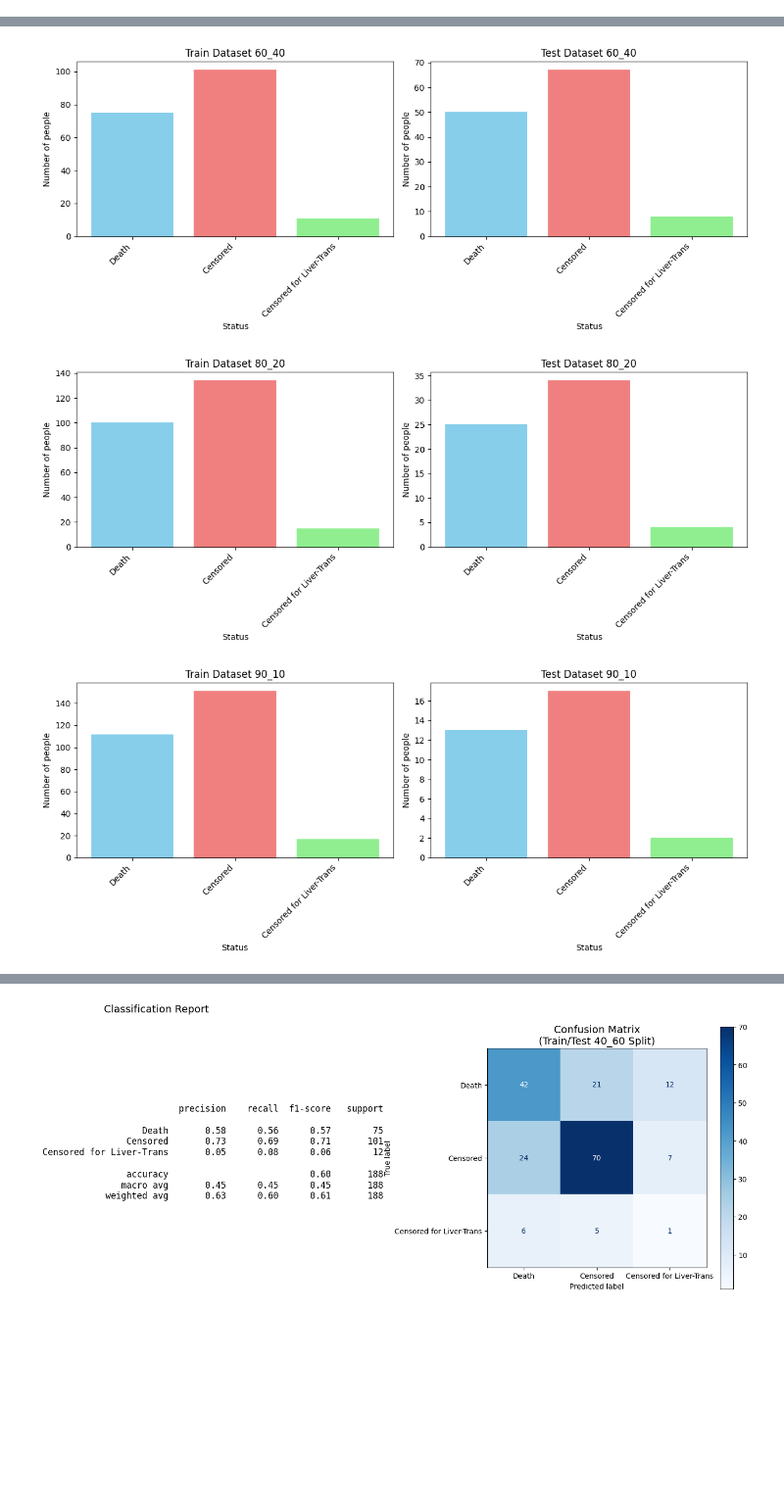
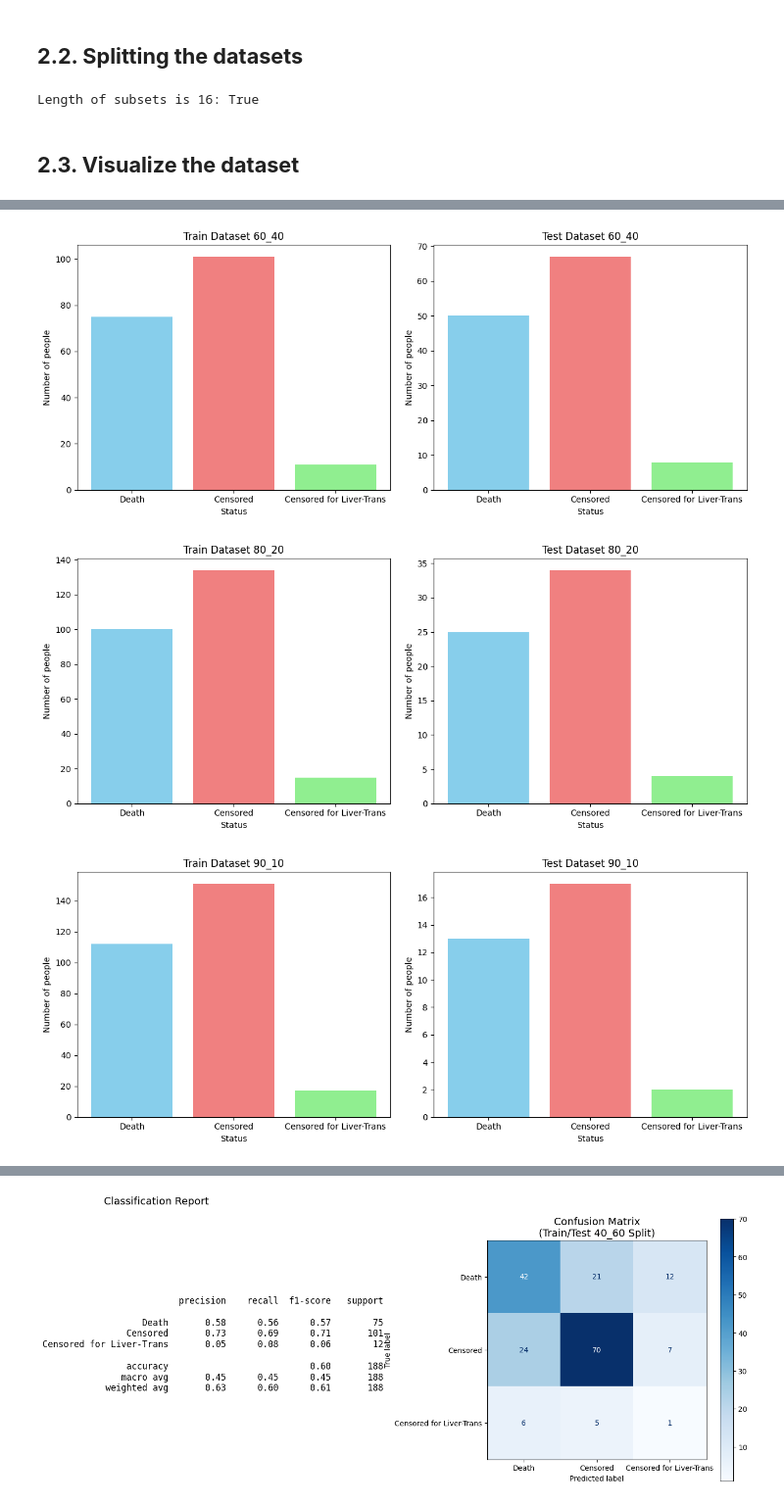
Before and after one commit to lazymingg/introAi-decision-tree, a Jupyter notebook: liver_status.ipynb, the cells around one changed output, grey strips where cells are left out. Shown at 98% size. Cells and saved outputs as stored; diff of their text form; code cells hidden in the pictures; blank space fills up the shorter version.

```diff
--- a/liver_status.ipynb
+++ b/liver_status.ipynb
@@ -39,3 +128,5 @@ df_encoded = pd.get_dummies(df, columns=categorical_cols, drop_first=False)
+# %% [markdown]
+## **2.2. Splitting the datasets**
 # %%
 # drop bỏ cái cột target
 X = df_encoded.drop("Status", axis=1)
@@ -63,6 +154,12 @@ for ratio in split_ratios:
     datasets[f"label_train_{key}"] = y_train
     datasets[f"feature_test_{key}"] = X_test
     datasets[f"label_test_{key}"] = y_test
+
+print("Length of subsets is 16:", len(datasets) == 16)
+# %% [output]
+Length of subsets is 16: True
+# %% [markdown]
+## **2.3. Visualize the dataset**
 # %%
 import matplotlib.pyplot as plt
 
@@ -80,11 +177,11 @@ def plot_distribution(y_train, y_test, title_train, title_test):
         values = counts.values
 
         ax.bar(labels, values, color=[colors[i] for i in counts.index])
-        ax.set_title(f"{title_train} (Full Dataset)")
+        ax.set_title(f"{title_train}")
         ax.set_xlabel("Status")
         ax.set_ylabel("Number of people")
-        ax.set_xticks(range(len(labels)))
-        ax.set_xticklabels(labels, rotation=45, ha='right')
+        ax.set_xticks(labels)
+
 
     else:
         # Else, plot two side-by-side graphs
@@ -98,8 +195,7 @@ def plot_distribution(y_train, y_test, title_train, title_test):
         axes[0].set_title(title_train)
         axes[0].set_xlabel("Status")
         axes[0].set_ylabel("Number of people")
-        axes[0].set_xticks(range(len(labels_train)))
-        axes[0].set_xticklabels(labels_train, rotation=45, ha='right')
+        axes[0].set_xticks(labels_train)
 
         # Plot for the test set
         counts_test = y_test.value_counts().sort_index()
@@ -109,15 +205,15 @@ def plot_distribution(y_train, y_test, title_train, title_test):
         axes[1].set_title(title_test)
         axes[1].set_xlabel("Status")
         axes[1].set_ylabel("Number of people")
-        axes[1].set_xticks(range(len(labels_test)))
-        axes[1].set_xticklabels(labels_test, rotation=45, ha='right')
+        axes[1].set_xticks(labels_test)
+
 
     plt.tight_layout()
     plt.show()
 
 # Example usage
 # Visualize the full dataset (y vs y)
-plot_distribution(y, y, "Full Dataset", "Full Dataset")
+plot_distribution(y, y, "Original Dataset", "Original Dataset")
 
 # Visualize each train/test split
 for ratio in split_ratios:
@@ -134,3 +230,3 @@ for ratio in split_ratios:
-[figure, old version]
+[figure, new version]
-[figure, old version]
+[figure, new version]
-[figure, old version]
+[figure, new version]
```
Also changed, not shown: parts of 16 cells of this notebook, 2 other files.
